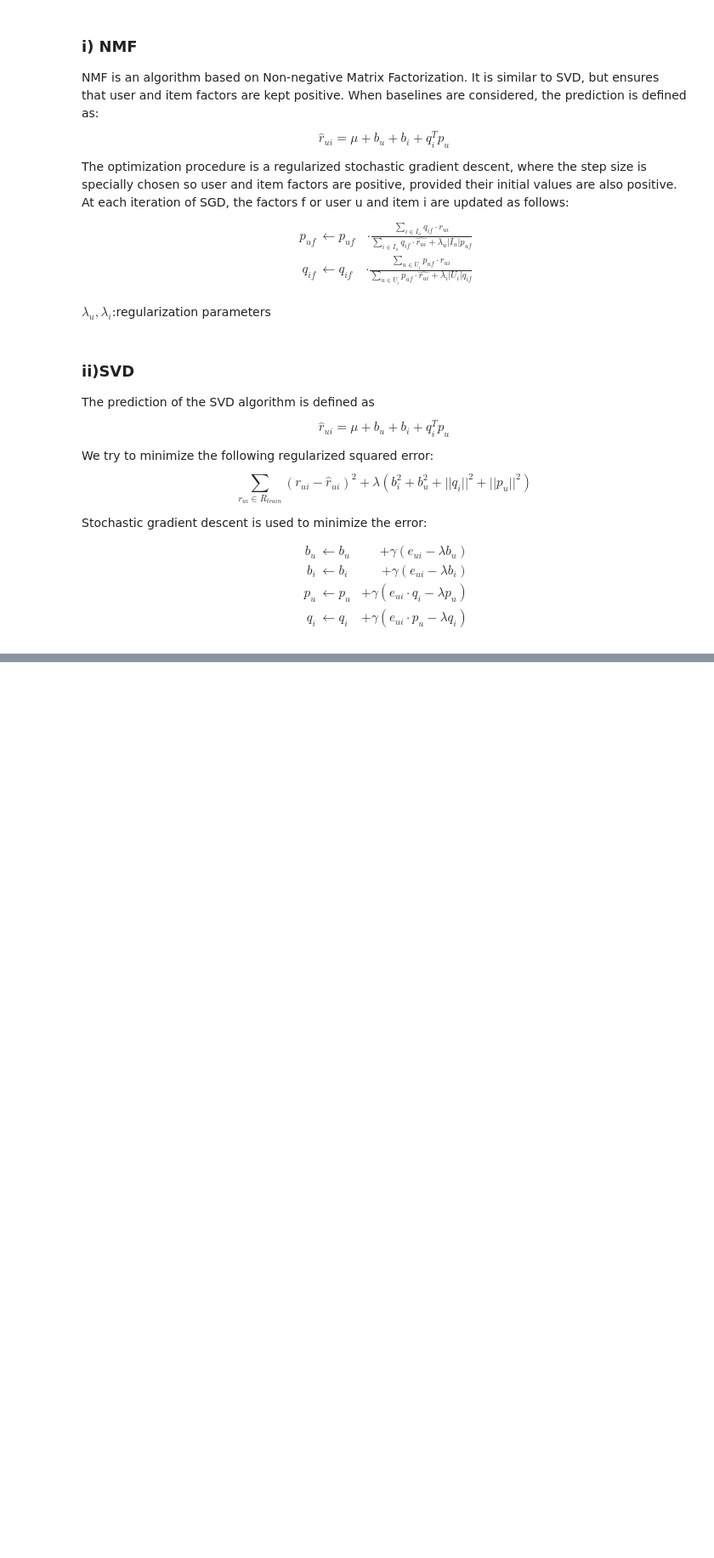
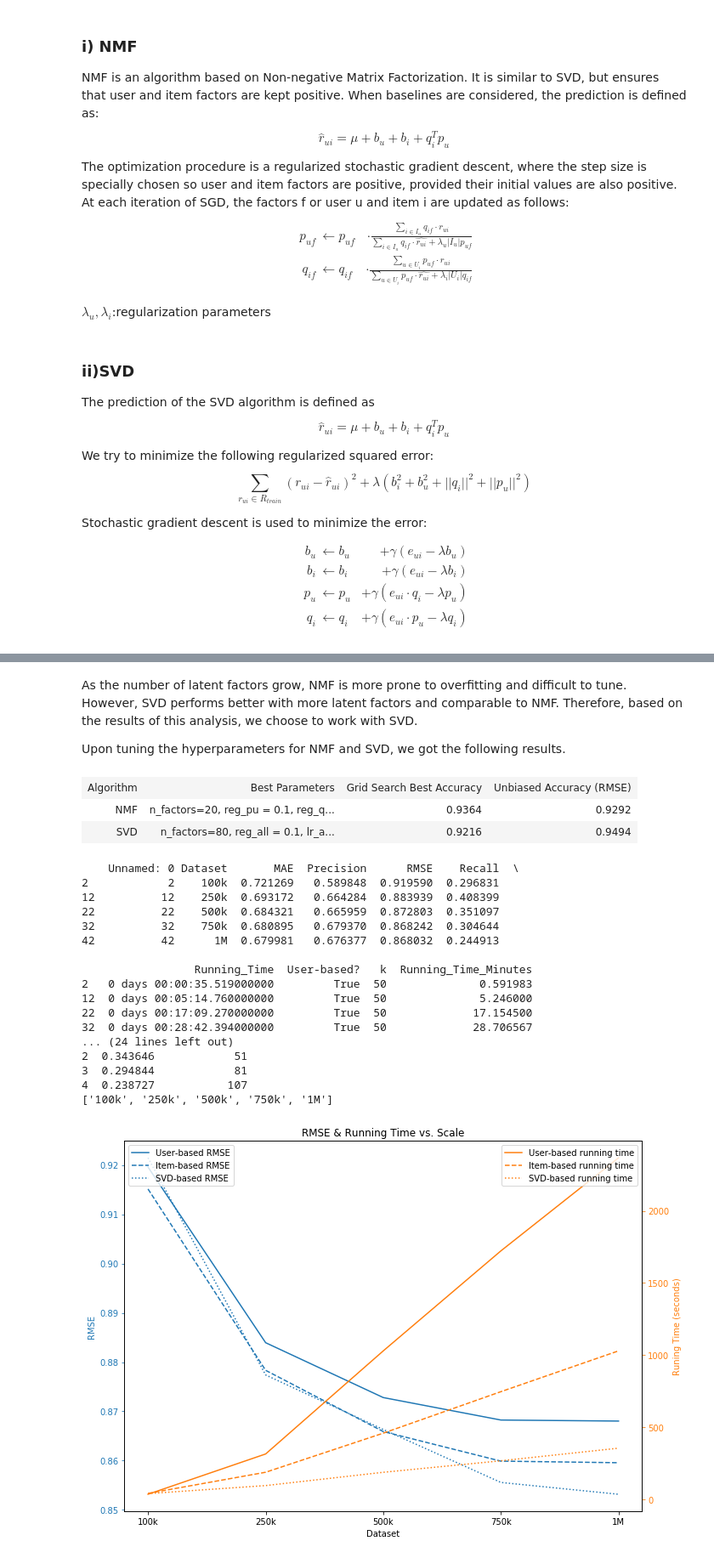
Before and after one commit to gmidhun95/recommender_system, a Jupyter notebook: project_part1/Report.ipynb, the cells around one changed output, grey strips where cells are left out. Shown: that part at 85% size. Saved outputs shown, nothing was run; the diff lists cells and outputs as text; code cells hidden in the pictures; blank space fills up the shorter version.

```diff
--- a/project_part1/Report.ipynb
+++ b/project_part1/Report.ipynb
@@ -404,0 +448,74 @@ q_i &\leftarrow q_i &+ \gamma (e_{ui} \cdot p_u - \lambda q_i)\end{split} $$
+# %% [markdown]
+As the number of latent factors grow, NMF is more prone to overfitting and difficult to tune. However, SVD performs better with more latent factors and comparable to NMF. Therefore, based on the results of this analysis, we choose to work with SVD. <br>
+
+Upon tuning the hyperparameters for NMF and SVD, we got the following results.
+# %%
+import tabulate
+from IPython.display import HTML, display
+table = [["Algorithm", "Best Parameters", "Grid Search Best Accuracy", "Unbiased Accuracy (RMSE)"],
+    ["NMF","n_factors=20, reg_pu = 0.1, reg_qi = 0.1, reg_bu = 0.1, reg_bi = 0.1, lr_bu=0.001, lr_bi=0.001, biased=True", 0.9364,0.9292],
+         ["SVD","n_factors=80, reg_all = 0.1, lr_all=0.001, biased=True", 0.9216,0.9494]]
+display(HTML(tabulate.tabulate(table, tablefmt='html')))
+# %% [output]
+| Algorithm | Best Parameters | Grid Search Best Accuracy | Unbiased Accuracy (RMSE) |
+| NMF | n_factors=20, reg_pu = 0.1, reg_q... | 0.9364 | 0.9292 |
+| SVD | n_factors=80, reg_all = 0.1, lr_a... | 0.9216 | 0.9494 |
+# %%
+df = pd.read_csv("100k_to_1M_Results.csv")
+svd_res = pd.read_csv("scale_svd_results.csv")
+user_based_df = df[(df["k"]==50) & (df["User-based?"]==True)]
+print user_based_df
+item_based_df = df[(df["k"]==50) & (df["User-based?"]==False)]
+print item_based_df
+svd_res_df = svd_res
+print svd_res_df
+
+x = [1,2,3,4,5]
+dataset_sizes = user_based_df["Dataset"].tolist()
+print dataset_sizes
+
+linestyle = "--"
+linestyle2 = ":"
+fig, ax1 = plt.subplots()
+fig.set_size_inches(10, 7)
+ax1.set_title("RMSE & Running Time vs. Scale")
+line1 = ax1.plot(x, user_based_df["RMSE"], color="tab:blue")
+line2 = ax1.plot(x, item_based_df["RMSE"], color="tab:blue", linestyle=linestyle)
+line3 = ax1.plot(x, svd_res_df["RMSE"], color="tab:blue", linestyle=linestyle2)
+
+ax1.set_xlabel("Dataset")
+ax1.set_ylabel("RMSE", color='tab:blue')
+ax1.tick_params("y", colors='tab:blue')
+
+ax2 = ax1.twinx()
+line3 = ax2.plot(x, user_based_df["Running_Time_Minutes"]*60, color="tab:orange")
+line4 = ax2.plot(x, item_based_df["Running_Time_Minutes"]*60, color="tab:orange", linestyle = linestyle)
+line5 = ax2.plot(x, svd_res_df["Average_Running_Time"], color="tab:orange", linestyle = linestyle2)
+ax2.set_ylabel("Runing Time (seconds)", color='tab:orange')
+ax2.tick_params("y", colors='tab:orange')
+
+ax1.legend(("User-based RMSE", "Item-based RMSE", "SVD-based RMSE"), loc="upper left")
+ax2.legend(("User-based running time", "Item-based running time", "SVD-based running time"), loc="upper right")
+fig.tight_layout()
+plt.xticks(x, dataset_sizes)
+plt.show()
+fig.savefig("time_rmse_scale.png")
+# %% [output]
+    Unnamed: 0 Dataset       MAE  Precision      RMSE    Recall  \
+2            2    100k  0.721269   0.589848  0.919590  0.296831
+12          12    250k  0.693172   0.664284  0.883939  0.408399
+22          22    500k  0.684321   0.665959  0.872803  0.351097
+32          32    750k  0.680895   0.679370  0.868242  0.304644
+42          42      1M  0.679981   0.676377  0.868032  0.244913
+
+                 Running_Time  User-based?   k  Running_Time_Minutes
+2   0 days 00:00:35.519000000         True  50              0.591983
+12  0 days 00:05:14.760000000         True  50              5.246000
+22  0 days 00:17:09.270000000         True  50             17.154500
+32  0 days 00:28:42.394000000         True  50             28.706567
+... (24 lines left out)
+2  0.343646            51
+3  0.294844            81
+4  0.238727           107
+['100k', '250k', '500k', '750k', '1M']
+[figure, added]
```
Also changed, not shown: parts of 7 cells of this notebook, 2 other files.
